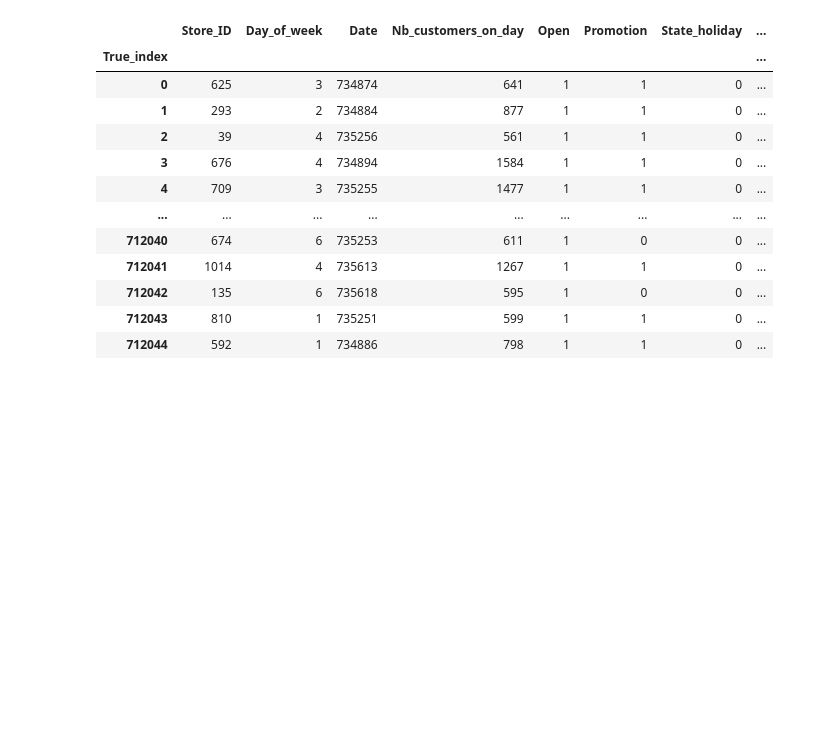
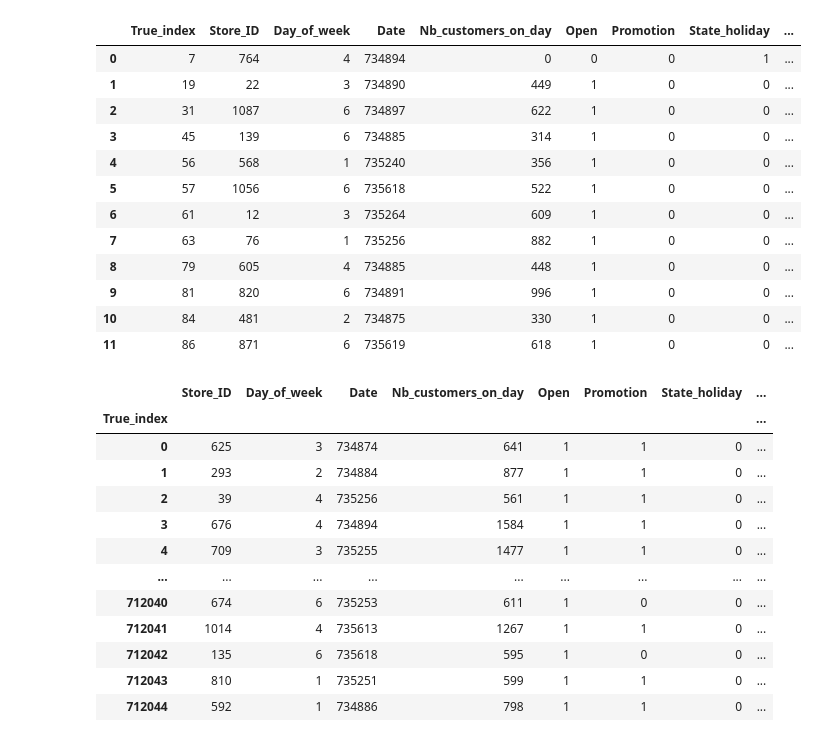
Before and after one commit to EdAz11/IronKaggle, a Jupyter notebook: ironkaggle_modelling.ipynb, the cells around one changed output. Cells and saved outputs as stored; diff of their text form; code cells hidden in the pictures; blank space fills up the shorter version.

```diff
--- a/ironkaggle_modelling.ipynb
+++ b/ironkaggle_modelling.ipynb
@@ -16,5 +18,22 @@ from sklearn.preprocessing import StandardScaler
 # %%
 sales = pd.read_csv("dataset/sales_s.csv", index_col="True_index")
+# %%
+final_data = pd.read_csv("dataset/processed_validation.csv")
+final_data.sort_values("True_index").head(12)
+# %% [output]
+|  | True_index | Store_ID | Day_of_week | Date | Nb_customers_on_day | Open | Promotion | State_holiday | ... |
+| 0 | 7 | 764 | 4 | 734894 | 0 | 0 | 0 | 1 | ... |
+| 1 | 19 | 22 | 3 | 734890 | 449 | 1 | 0 | 0 | ... |
+| 2 | 31 | 1087 | 6 | 734897 | 622 | 1 | 0 | 0 | ... |
+| 3 | 45 | 139 | 6 | 734885 | 314 | 1 | 0 | 0 | ... |
+| 4 | 56 | 568 | 1 | 735240 | 356 | 1 | 0 | 0 | ... |
+| 5 | 57 | 1056 | 6 | 735618 | 522 | 1 | 0 | 0 | ... |
+| 6 | 61 | 12 | 3 | 735264 | 609 | 1 | 0 | 0 | ... |
+| 7 | 63 | 76 | 1 | 735256 | 882 | 1 | 0 | 0 | ... |
+| 8 | 79 | 605 | 4 | 734885 | 448 | 1 | 0 | 0 | ... |
+| 9 | 81 | 820 | 6 | 734891 | 996 | 1 | 0 | 0 | ... |
+| 10 | 84 | 481 | 2 | 734875 | 330 | 1 | 0 | 0 | ... |
+| 11 | 86 | 871 | 6 | 735619 | 618 | 1 | 0 | 0 | ... |
 # %%
 sales
 # %% [output]
```
Also changed, not shown: parts of 25 cells of this notebook, 6 other files.
